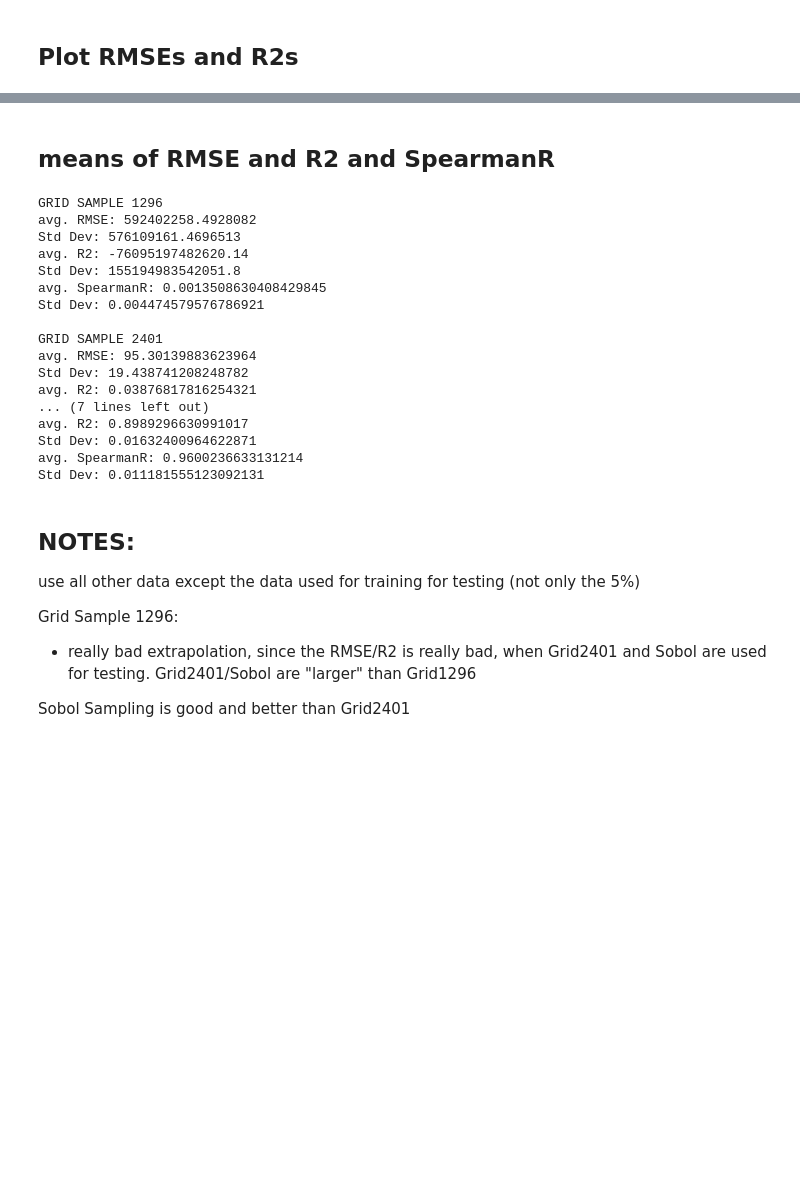
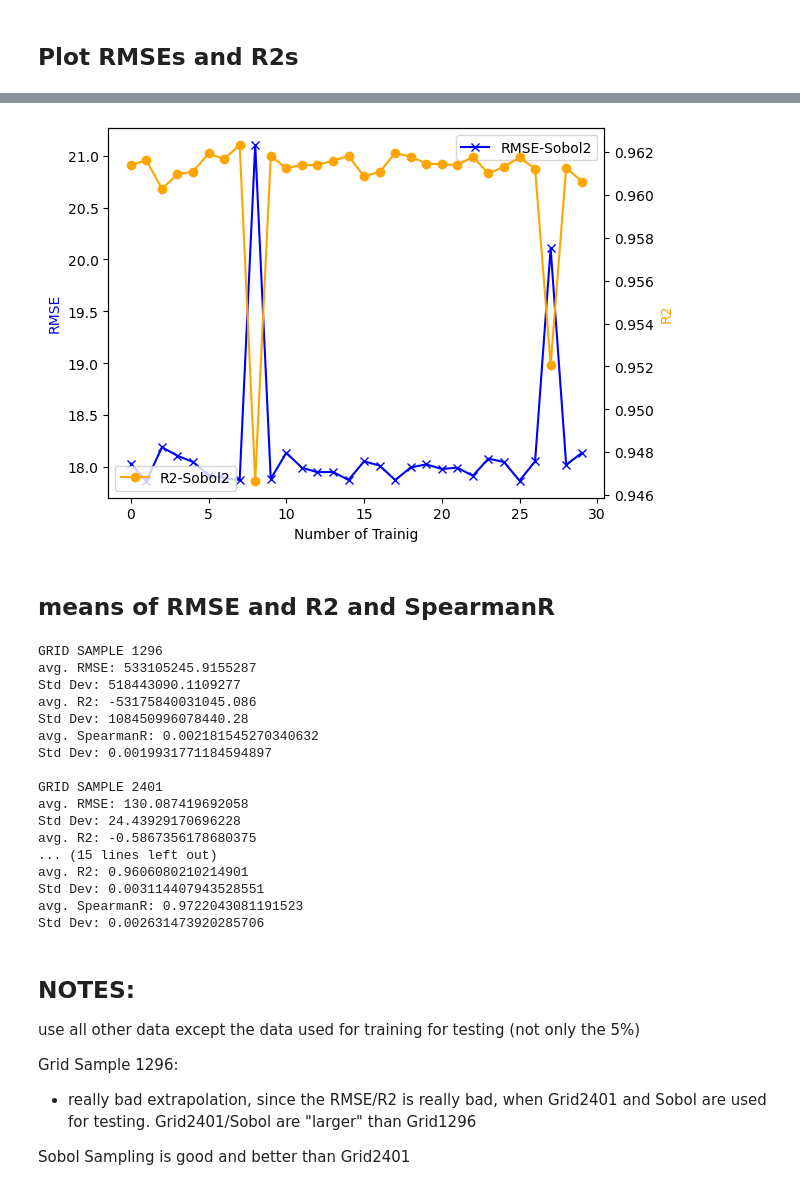
Before and after one commit to rstrickstrock/ML_density-model, a Jupyter notebook: 02.2_polynomial-regression/Compare_training_with_different_databases.ipynb, the cells around one changed output, grey strips where cells are left out. Drawn from its saved outputs; the diff is of its cells as text; code cells hidden in the pictures; blank space fills up the shorter version.

```diff
--- a/02.2_polynomial-regression/Compare_training_with_different_databases.ipynb
+++ b/02.2_polynomial-regression/Compare_training_with_different_databases.ipynb
@@ -233,3 +278,20 @@ fig.savefig('Sobol-Training_with_different_randomseeds_for_data_splits.png')
+# %%
+## Sobol Sampling 2
+fig, ax1 = plt.subplots()
+ax1.plot(RMSEsSobol2, '-x', color='blue', label='RMSE-Sobol2')
+ax1.set_xlabel('Number of Trainig')
+ax1.set_ylabel('RMSE', color='blue')
+plt.legend()
+
+ax2 = ax1.twinx()
+ax2.plot(R2sSobol2, '-o', color='orange', label='R2-Sobol2')
+ax2.set_ylabel('R2', color='orange')
+plt.legend()
+
+plt.show()
+fig.savefig('PolyRegr_Sobol2-Training_with_different_randomseeds_for_data_splits.png')
+# %% [output]
+[figure, added]
 # %% [markdown]
 ## means of RMSE and R2 and SpearmanR
 # %%
@@ -254,33 +316,43 @@ print(f'Std Dev: {np.std(R2s2401)}')
 print(f'avg. SpearmanR: {np.mean(SPEARMANRs2401)}')
 print(f'Std Dev: {np.std(SPEARMANRs2401)}')
 
-print(f'\nSobol Sampling')
-print(f'avg. RMSE: {np.mean(RMSEsSobol)}')
-print(f'Std Dev: {np.std(RMSEsSobol)}')
-#print(f'Variance: {np.var(RMSEsSobol)}')
-print(f'avg. R2: {np.mean(R2sSobol)}')
-print(f'Std Dev: {np.std(R2sSobol)}')
+print(f'\nSobol Sampling 1')
+print(f'avg. RMSE: {np.mean(RMSEsSobol1)}')
+print(f'Std Dev: {np.std(RMSEsSobol1)}')
+#print(f'Variance: {np.var(RMSEsSobol1)}')
+print(f'avg. R2: {np.mean(R2sSobol1)}')
+print(f'Std Dev: {np.std(R2sSobol1)}')
 #print(f'Variance: {np.var(R2sSobol)}')
-print(f'avg. SpearmanR: {np.mean(SPEARMANRsSobol)}')
-print(f'Std Dev: {np.std(SPEARMANRsSobol)}')
+print(f'avg. SpearmanR: {np.mean(SPEARMANRsSobol1)}')
+print(f'Std Dev: {np.std(SPEARMANRsSobol1)}')
+
+print(f'\nSobol Sampling 2')
+print(f'avg. RMSE: {np.mean(RMSEsSobol2)}')
+print(f'Std Dev: {np.std(RMSEsSobol2)}')
+#print(f'Variance: {np.var(RMSEsSobol1)}')
+print(f'avg. R2: {np.mean(R2sSobol2)}')
+print(f'Std Dev: {np.std(R2sSobol2)}')
+#print(f'Variance: {np.var(R2sSobol)}')
+print(f'avg. SpearmanR: {np.mean(SPEARMANRsSobol2)}')
+print(f'Std Dev: {np.std(SPEARMANRsSobol2)}')
 # %% [output]
 GRID SAMPLE 1296
-avg. RMSE: 592402258.4928082
-Std Dev: 576109161.4696513
-avg. R2: -76095197482620.14
-Std Dev: 155194983542051.8
-avg. SpearmanR: 0.0013508630408429845
-Std Dev: 0.004474579576786921
+avg. RMSE: 533105245.9155287
+Std Dev: 518443090.1109277
+avg. R2: -53175840031045.086
+Std Dev: 108450996078440.28
+avg. SpearmanR: 0.002181545270340632
+Std Dev: 0.0019931771184594897
 
 GRID SAMPLE 2401
-avg. RMSE: 95.30139883623964
-Std Dev: 19.438741208248782
-avg. R2: 0.03876817816254321
-... (7 lines left out)
-avg. R2: 0.8989296630991017
-Std Dev: 0.01632400964622871
-avg. SpearmanR: 0.9600236633131214
-Std Dev: 0.011181555123092131
+avg. RMSE: 130.087419692058
+Std Dev: 24.43929170696228
+avg. R2: -0.5867356178680375
+... (15 lines left out)
+avg. R2: 0.9606080210214901
+Std Dev: 0.003114407943528551
+avg. SpearmanR: 0.9722043081191523
+Std Dev: 0.002631473920285706
 # %% [markdown]
 ## NOTES:
 use all other data except the data used for training for testing (not only the 5%)
```
Also changed, not shown: parts of 10 cells of this notebook, 21 other files.
